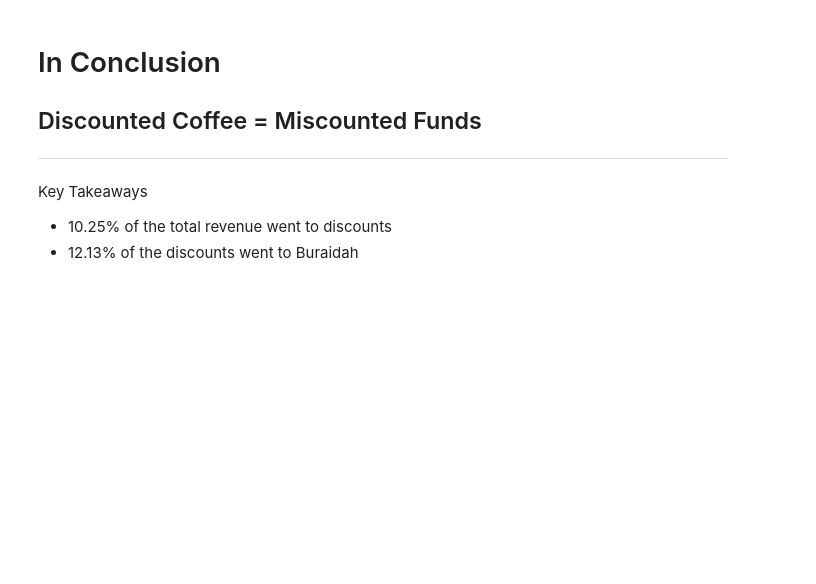
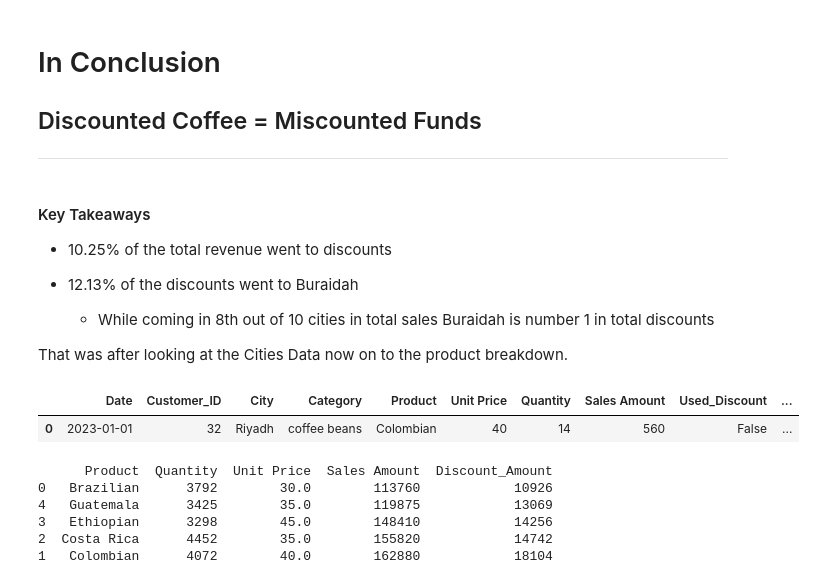
Before and after one commit to Jeff-Nibbs/coffee_dataset_dive, a Jupyter notebook: coffee.ipynb, the cells around one changed output. Saved outputs shown, nothing was run; the diff lists cells and outputs as text; code cells hidden in the pictures; blank space fills up the shorter version.

Commit message:
add in coffee brands

```diff
--- a/coffee.ipynb
+++ b/coffee.ipynb
@@ -157,6 +157,32 @@ sns.jointplot(df_city_total, x='per_unit', y='pct_of_discount', )
 ## Discounted Coffee = Miscounted Funds
 ---
 # %% [markdown]
-Key Takeaways
+#### Key Takeaways
 * 10.25% of the total revenue went to discounts
+
 * 12.13% of the discounts went to Buraidah
+  * While coming in 8th out of 10 cities in total sales Buraidah is number 1 in total discounts
+
+That was after looking at the Cities Data now on to the product breakdown.
+# %%
+df_coffee[:1]
+# %% [output]
+|  | Date | Customer_ID | City | Category | Product | Unit Price | Quantity | Sales Amount | Used_Discount | ... |
+| 0 | 2023-01-01 | 32 | Riyadh | coffee beans | Colombian | 40 | 14 | 560 | False | ... |
+# %%
+df_product = df_coffee.groupby('Product', as_index=False).agg({'Quantity':pd.Series.sum})
+unit_avg = df_coffee.groupby('Product', as_index=False).agg({'Unit Price':pd.Series.mean})
+product_sales = df_coffee.groupby('Product', as_index=False).agg({'Sales Amount':pd.Series.sum})
+product_discounts = df_coffee.groupby('Product', as_index=False).agg({'Discount_Amount':pd.Series.sum})
+df_product = pd.merge(df_product, unit_avg, on='Product')
+df_product = pd.merge(df_product, product_sales, on='Product')
+df_product = pd.merge(df_product, product_discounts, on='Product')
+df_product.sort_values('Sales Amount', inplace=True)
+print(df_product)
+# %% [output]
+      Product  Quantity  Unit Price  Sales Amount  Discount_Amount
+0   Brazilian      3792        30.0        113760            10926
+4   Guatemala      3425        35.0        119875            13069
+3   Ethiopian      3298        45.0        148410            14256
+2  Costa Rica      4452        35.0        155820            14742
+1   Colombian      4072        40.0        162880            18104
```
Also changed, not shown: parts of 5 cells of this notebook.
